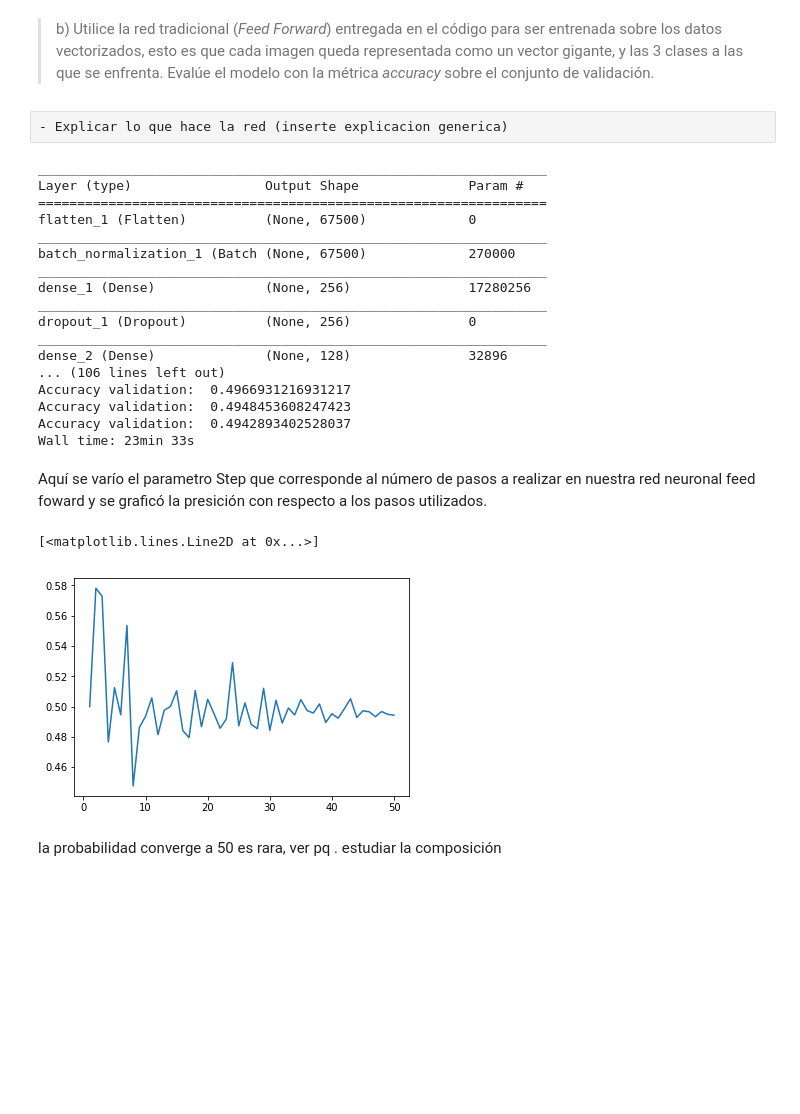
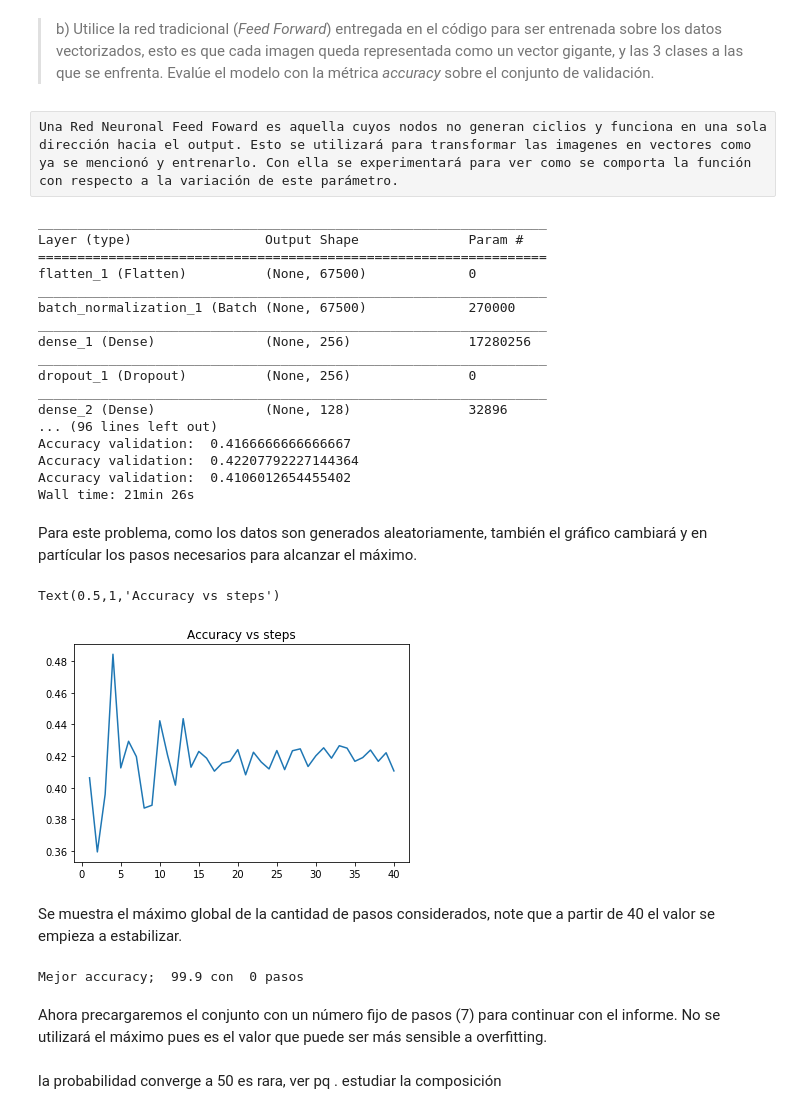
Before and after one commit to Hysteric-Larva/T3, a Jupyter notebook: T3_2.ipynb, the cells around one changed output. Cells and saved outputs as stored; diff of their text form; code cells hidden in the pictures; blank space fills up the shorter version.

```diff
--- a/T3_2.ipynb
+++ b/T3_2.ipynb
@@ -47,8 +47,8 @@ Found 600 images belonging to 3 classes.
 trujulear para ver que clases son y describir los parametros
 # %% [markdown]
 > b) Utilice la red tradicional (*Feed Forward*) entregada en el código para ser entrenada sobre los datos vectorizados, esto es que cada imagen queda representada como un vector gigante, y las 3 clases a las que se enfrenta. Evalúe el modelo con la métrica *accuracy* sobre el conjunto de validación.
-# %% [raw]
-- Explicar lo que hace la red (inserte explicacion generica)
+# %% [raw]
+Una Red Neuronal Feed Foward es aquella cuyos nodos no generan ciclios y funciona en una sola dirección hacia el output. Esto se utilizará para transformar las imagenes en vectores como ya se mencionó y entrenarlo. Con ella se experimentará para ver como se comporta la función con respecto a la variación de este parámetro.
 # %%
 %%time
 ltime=[]
@@ -72,12 +72,12 @@ model.fit_generator(
         epochs=25,
         validation_data=validation_generator,
         validation_steps=len(validation_generator.classes)//validation_generator.batch_size)
-for i in range(50):
+for i in range(40):
     error.append(model.evaluate_generator(generator=validation_generator,steps = (i+1))[1])#probar algo distinto de 2
     print("Accuracy validation: ",error[i])
     end = time.time()
     step.append(i+1)
-    if error[i]<best:
+    if error[i]>best:
         best = error[i]
         best_step = i+1
 # %% [output]
@@ -93,17 +93,26 @@ _________________________________________________________________
 dropout_1 (Dropout)          (None, 256)               0
 _________________________________________________________________
 dense_2 (Dense)              (None, 128)               32896
-... (106 lines left out)
-Accuracy validation:  0.4966931216931217
-Accuracy validation:  0.4948453608247423
-Accuracy validation:  0.4942893402528037
-Wall time: 23min 33s
+... (96 lines left out)
+Accuracy validation:  0.4166666666666667
+Accuracy validation:  0.42207792227144364
+Accuracy validation:  0.4106012654455402
+Wall time: 21min 26s
-# %% [markdown]
-Aquí se varío el parametro Step que corresponde al número de pasos a realizar en nuestra red neuronal feed foward y se graficó la presición con respecto a los pasos utilizados.
+# %% [markdown]
+Para este problema, como los datos son generados aleatoriamente, también el gráfico cambiará y en partícular los pasos necesarios para alcanzar el máximo.
 # %%
 plt.plot(step,error)
+plt.title("Accuracy vs steps")
 # %% [output]
-[<matplotlib.lines.Line2D at 0x...>]
+Text(0.5,1,'Accuracy vs steps')
-[figure, old version]
+[figure, new version]
+# %% [markdown]
+Se muestra el máximo global de la cantidad de pasos considerados, note que a partir de 40 el valor se empieza a estabilizar.
+# %%
+print("Mejor accuracy; ",best,"con ",best_step,"pasos")
+# %% [output]
+Mejor accuracy;  99.9 con  0 pasos
+# %% [markdown]
+Ahora precargaremos el conjunto con un número fijo de pasos (7) para continuar con el informe. No se utilizará el máximo pues es el valor que puede ser más sensible a overfitting.
 # %% [markdown]
 la probabilidad converge a 50 es rara, ver pq . estudiar la composición
```
Also changed, not shown: parts of 7 cells of this notebook.
